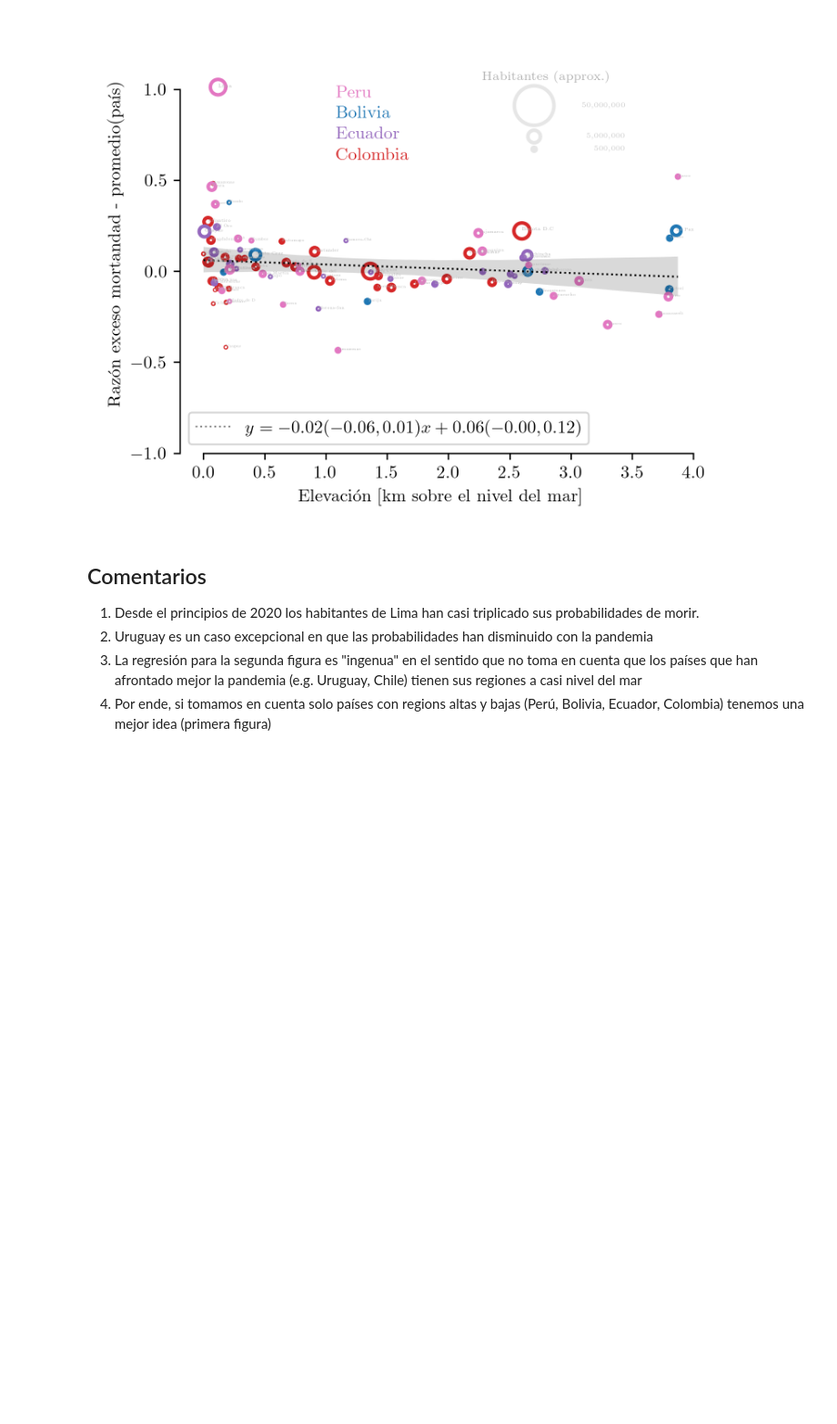
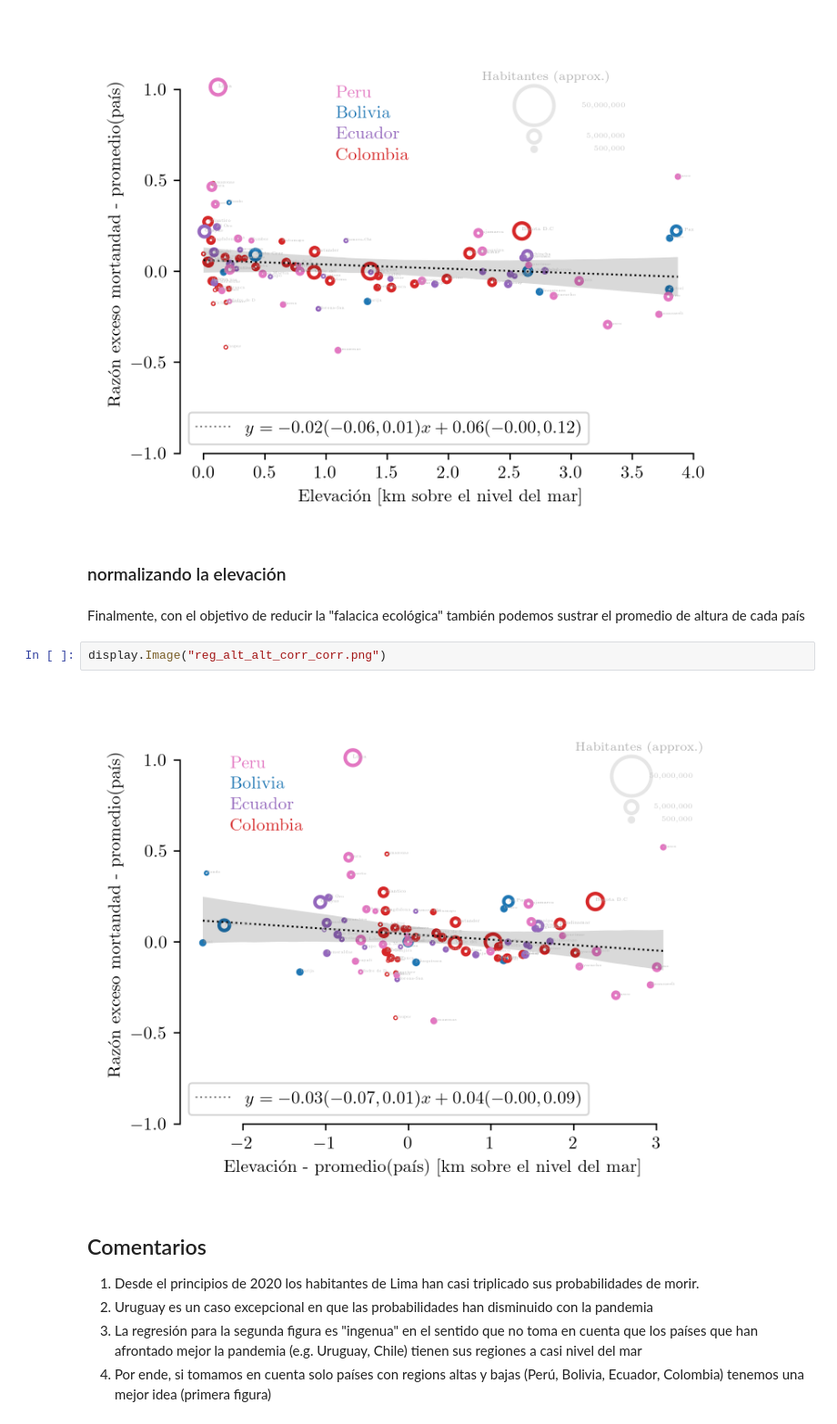
Before and after one commit to daliagachc/cov-alt, a Jupyter notebook: README.ipynb, the cells around one changed output. Shown at 91% size. Cells and saved outputs as stored; diff of their text form; blank space fills up the shorter version.

```diff
--- a/README.ipynb
+++ b/README.ipynb
@@ -54,6 +54,14 @@ Finalemente si a la razón de mortandad le sustraemos el promedio de cada país
 display.Image("reg_alt_alt_corr.png")
 # %% [output]
 [figure]
+# %% [markdown]
+### normalizando la elevación
+# %% [markdown]
+Finalmente, con el objetivo de reducir la "falacica ecológica" también podemos sustrar el promedio de altura de cada país
+# %%
+display.Image("reg_alt_alt_corr_corr.png")
+# %% [output]
+[figure, added]
 # %% [markdown]
 ## Comentarios
 1. Desde el principios de 2020 los habitantes de Lima han casi triplicado sus probabilidades de morir.
```
Also changed, not shown: parts of 4 cells of this notebook, 10 other files.
